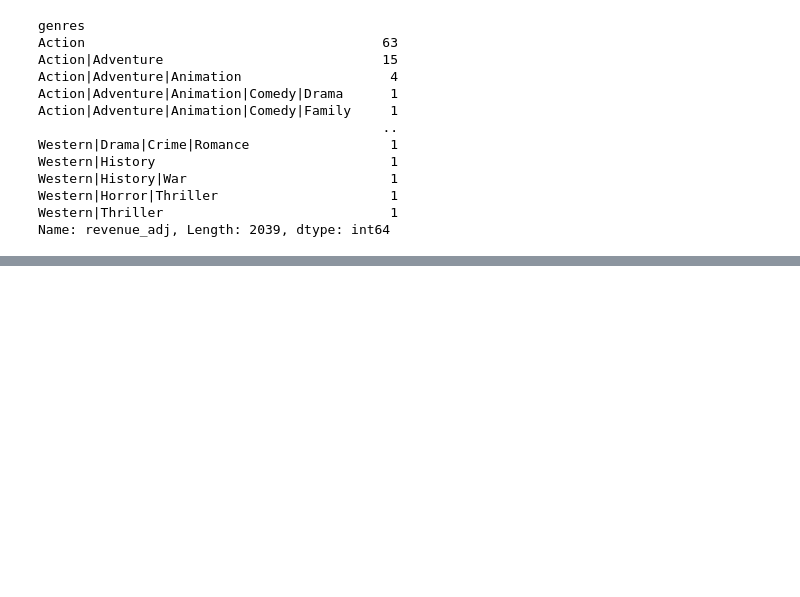
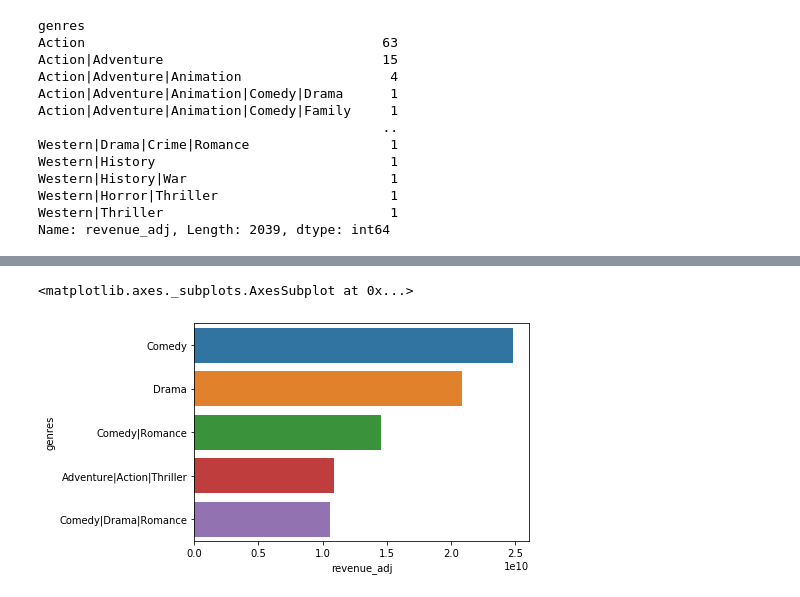
Before and after one commit to RoyalVee/TMDB-5000-Movie-Dataset-Analysis, a Jupyter notebook: Untitled.ipynb, the cells around one changed output, grey strips where cells are left out. Cells and saved outputs as stored; diff of their text form; code cells hidden in the pictures; blank space fills up the shorter version.

```diff
--- a/Untitled.ipynb
+++ b/Untitled.ipynb
@@ -391,0 +377,3 @@ top_5_genre.plot(kind='bar')
+# %%
+top_5_genre = pd.DataFrame(top_5_genre)
+top_5_genre
@@ -392,3 +388,8 @@ top_5_genre.plot(kind='bar')
+# %%
+sns.barplot(y = top_5_genre.index, x = top_5_genre['revenue_adj'], data = top_5_genre)
+# %% [output]
+<matplotlib.axes._subplots.AxesSubplot at 0x...>
+[figure, added]
 # %%
 ## directors with top movie count in comdey and theie cummlative revenue from comdey
 df_comdey
```
Also changed, not shown: parts of 3 cells of this notebook, 1 other file.
